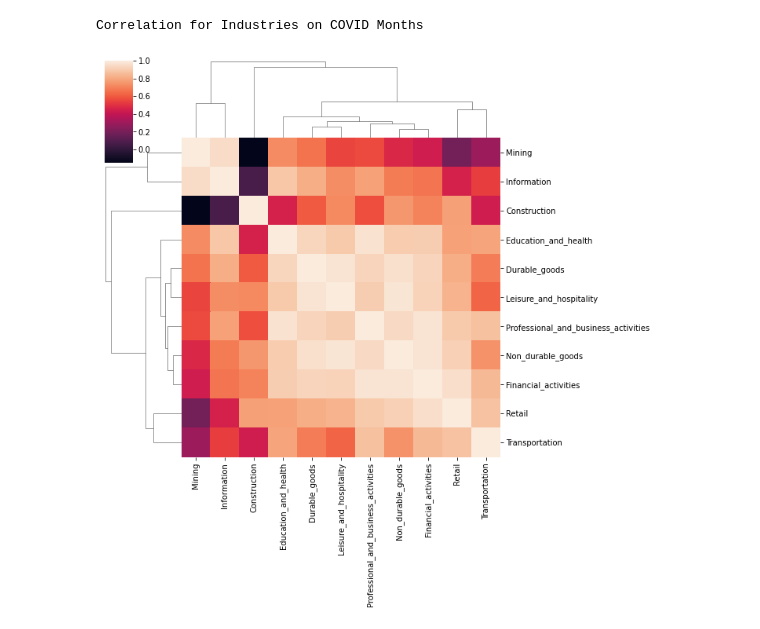
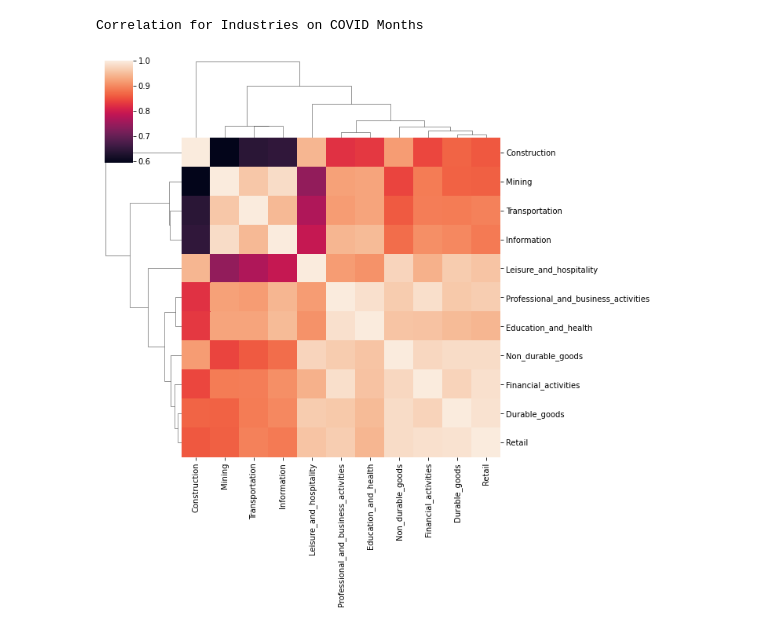
Before and after one commit to Rcidm1994/Project1, a Jupyter notebook: Covid Vs Unemployment.ipynb, the cells around one changed output. Drawn from its saved outputs; the diff is of its cells as text; code cells hidden in the pictures.

```diff
--- a/Covid Vs Unemployment.ipynb
+++ b/Covid Vs Unemployment.ipynb
@@ -12,8 +12,8 @@ import seaborn as sns
 
 # Import the file made on WeatherPy
 file = 'unemployment.csv'
-unemployment = pd.DataFrame(pd.read_csv(file))
-unemployment
+employment = pd.DataFrame(pd.read_csv(file))
+employment.head()
 # %% [output]
 |  | Unnamed: 0 | Date | Mining | Construction | Durable_goods | Non_durable_goods | Retail | Transportation | ... |
 | 0 | 35 | 2018-01 | 686.0 | 6729.0 | 7798.0 | 4670.0 | 15718.6 | 5273.4 | ... |
@@ -65,9 +67,10 @@ Correlation for Industries on NO COVID Months
 # %%
-unemployment_covid = unemployment[unemployment['Unnamed: 0'] <= 10]
-unemployment_covid = unemployment_covid.drop(columns=['Unnamed: 0', 'Date'])
-unemployment_covid.corr()
-g = sns.clustermap(unemployment_covid.corr())
+employment_covid = employment[employment['Unnamed: 0'] <= 10]
+employment_covid = employment_covid.drop(columns=['Unnamed: 0', 'Date'])
+employment_covid = employment_covid.pct_change()
+employment_covid.corr()
+g = sns.clustermap(employment_covid.corr())
 print("Correlation for Industries on COVID Months")
 # %% [output]
 Correlation for Industries on COVID Months
-[figure, old version]
+[figure, new version]
```
Also changed, not shown: parts of 6 cells of this notebook, 5 other files.
